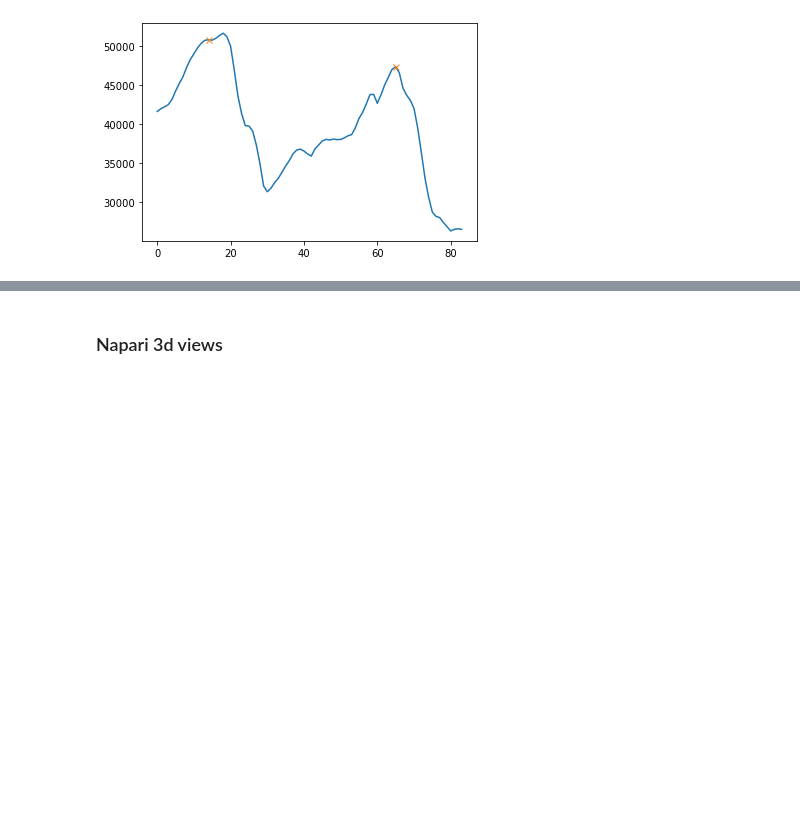
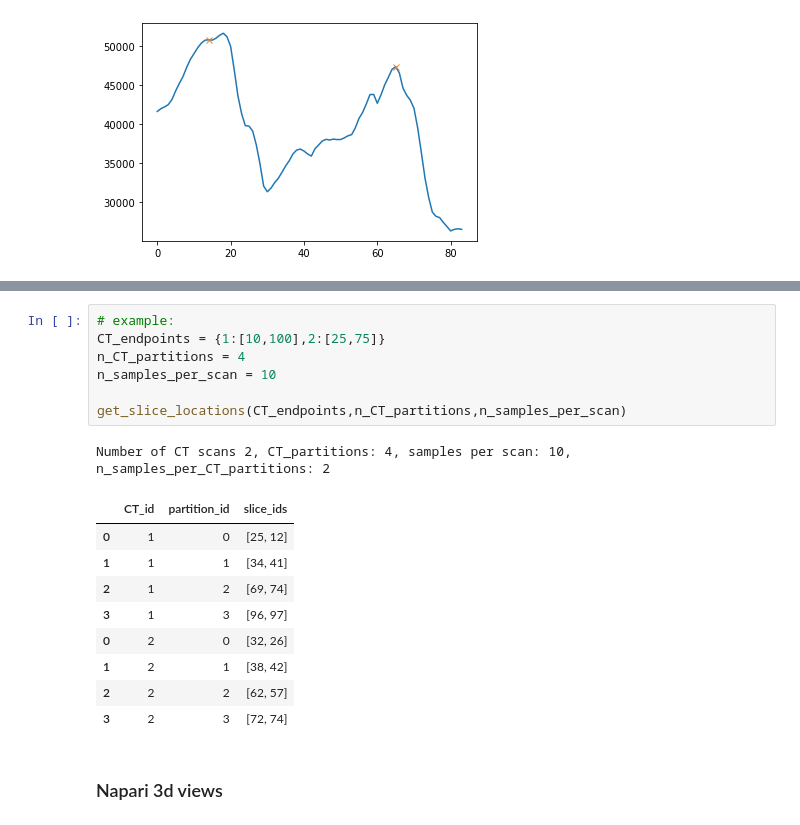
Before and after one commit to joydisette/COVID19_radio, a Jupyter notebook: notebooks/2_data_sampling.ipynb, the cells around one changed output, grey strips where cells are left out. Saved outputs shown, nothing was run; the diff lists cells and outputs as text; blank space fills up the shorter version.

Commit message:
added slice sampling

```diff
--- a/notebooks/2_lung_segmentation.ipynb
+++ b/notebooks/2_data_sampling.ipynb
@@ -116,3 +165,21 @@ plt.plot(lung_endpoints, slice_sum[lung_endpoints], "x")
+# %%
+# example:
+CT_endpoints = {1:[10,100],2:[25,75]}
+n_CT_partitions = 4
+n_samples_per_scan = 10
+
+get_slice_locations(CT_endpoints,n_CT_partitions,n_samples_per_scan)
+# %% [output]
+Number of CT scans 2, CT_partitions: 4, samples per scan: 10, n_samples_per_CT_partitions: 2
+|  | CT_id | partition_id | slice_ids |
+| 0 | 1 | 0 | [25, 12] |
+| 1 | 1 | 1 | [34, 41] |
+| 2 | 1 | 2 | [69, 74] |
+| 3 | 1 | 3 | [96, 97] |
+| 0 | 2 | 0 | [32, 26] |
+| 1 | 2 | 1 | [38, 42] |
+| 2 | 2 | 2 | [62, 57] |
+| 3 | 2 | 3 | [72, 74] |
 # %% [markdown]
 ### Napari 3d views
 # %%
```
Also changed, not shown: parts of 5 cells of this notebook.
